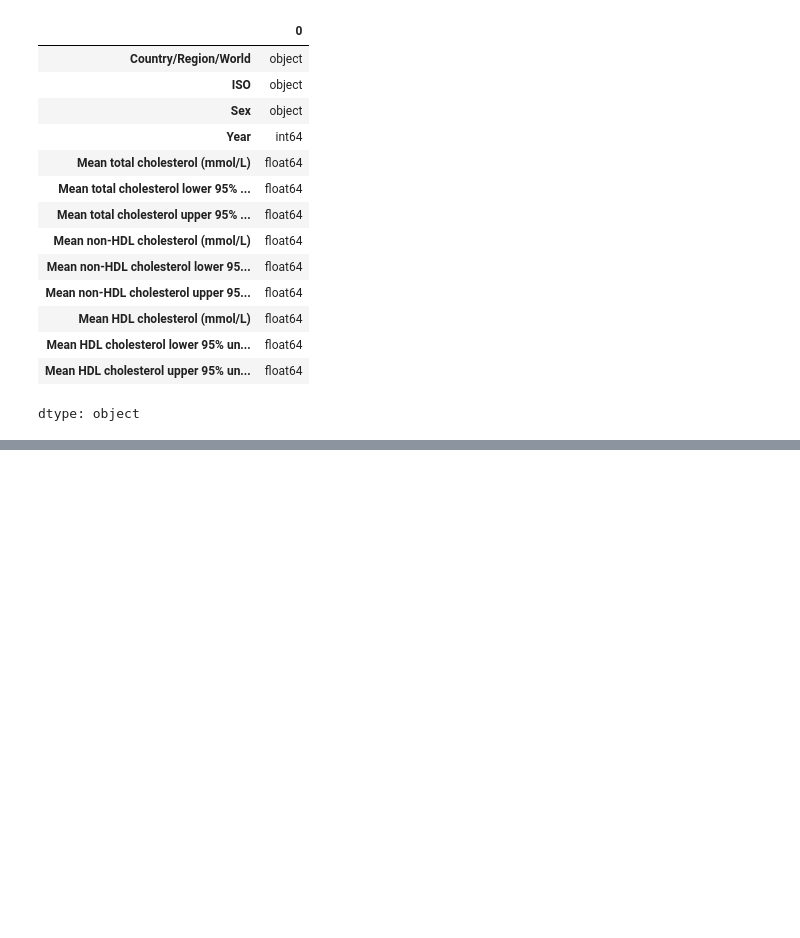
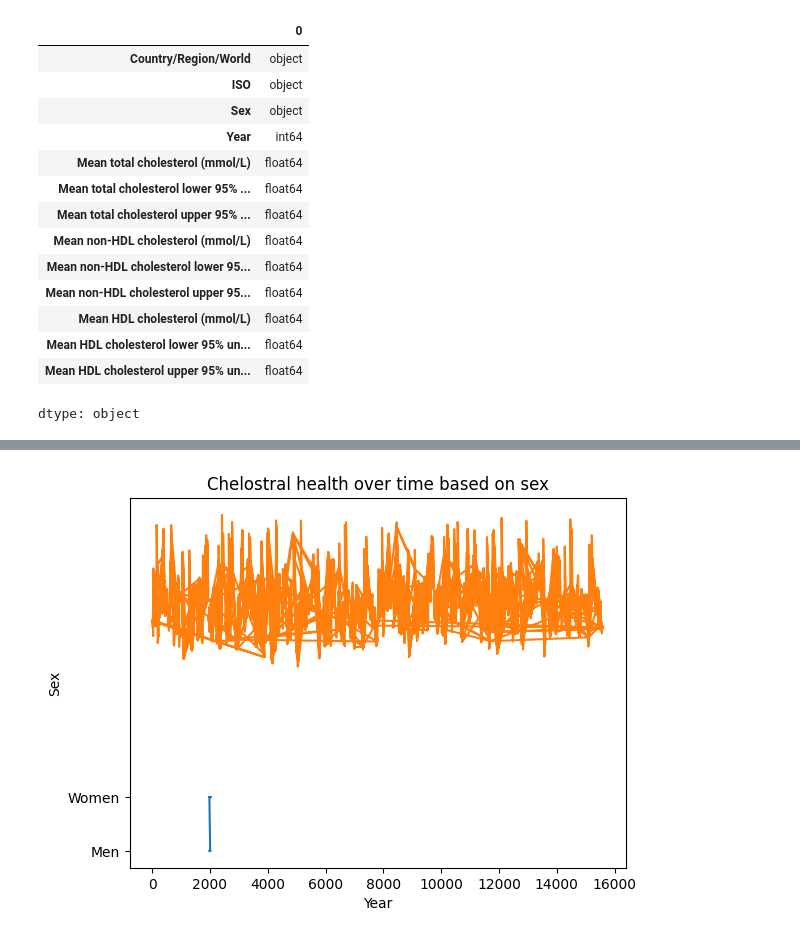
Before and after one commit to muminat58/dsrp_2026, a Jupyter notebook: DSPR_2026_Muminat.ipynb, the cells around one changed output, grey strips where cells are left out. Cells and saved outputs as stored; diff of their text form; code cells hidden in the pictures; blank space fills up the shorter version.

```diff
--- a/DSPR_2026_Muminat.ipynb
+++ b/DSPR_2026_Muminat.ipynb
@@ -96,0 +106,9 @@ df.describe()
+# %%
+df = df.sort_values("Sex")
+plt.plot(df["Year"], df["Sex"], df["Mean total cholesterol (mmol/L)"])
+plt.title("Chelostral health over time based on sex")
+plt.xlabel("Year")
+plt.ylabel("Sex")
+plt.show()
+# %% [output]
+[figure, added]
```
Also changed, not shown: parts of 1 cell of this notebook.
